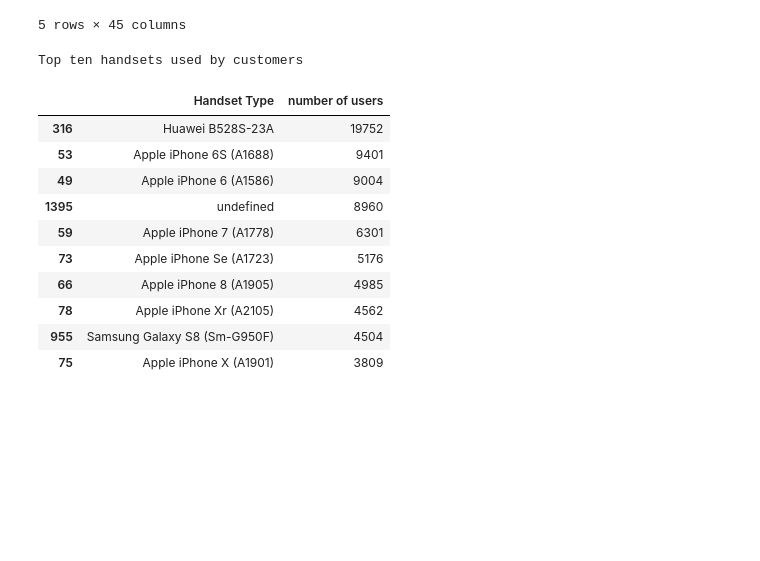
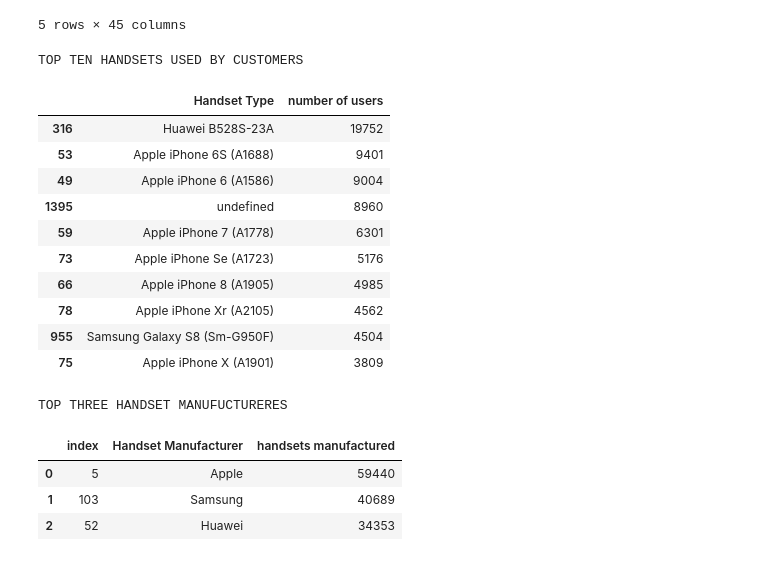
Before and after one commit to sel6/TellCo_Data_Analysis, a Jupyter notebook: notebooks/Data_Explore.ipynb, the cells around one changed output. Saved outputs shown, nothing was run; the diff lists cells and outputs as text; code cells hidden in the pictures; blank space fills up the shorter version.

Commit message:
add top three handset manufuctureres

```diff
--- a/notebooks/Data_Explore.ipynb
+++ b/notebooks/Data_Explore.ipynb
@@ -172,10 +172,10 @@ mod_db.head()
 # %%
 mod_db_handsets = pd.DataFrame({'number of users':mod_db.groupby(['Handset Type'])['Bearer Id'].count()}).reset_index()
 mod_db_handsets = mod_db_handsets.sort_values(['number of users'],ascending=False)
-print("Top ten handsets used by customers\n")
+print("\nTOP TEN HANDSETS USED BY CUSTOMERS\n")
 mod_db_handsets.head(10)
 # %% [output]
-Top ten handsets used by customers
+TOP TEN HANDSETS USED BY CUSTOMERS
 |  | Handset Type | number of users |
 | 316 | Huawei B528S-23A | 19752 |
 | 53 | Apple iPhone 6S (A1688) | 9401 |
@@ -187,3 +187,15 @@ Top ten handsets used by customers
 | 78 | Apple iPhone Xr (A2105) | 4562 |
 | 955 | Samsung Galaxy S8 (Sm-G950F) | 4504 |
 | 75 | Apple iPhone X (A1901) | 3809 |
+# %%
+#top 3 handset manufacturers
+mod_db_handset_manf = pd.DataFrame({'handsets manufactured':mod_db.groupby(['Handset Manufacturer'])['Bearer Id'].count()}).reset_index()
+mod_db_handset_manf = mod_db_handset_manf.sort_values(['handsets manufactured'],ascending=False).reset_index()
+print('\nTOP THREE HANDSET MANUFUCTURERES\n')
+mod_db_handset_manf.head(3)
+# %% [output]
+TOP THREE HANDSET MANUFUCTURERES
+|  | index | Handset Manufacturer | handsets manufactured |
+| 0 | 5 | Apple | 59440 |
+| 1 | 103 | Samsung | 40689 |
+| 2 | 52 | Huawei | 34353 |
```
